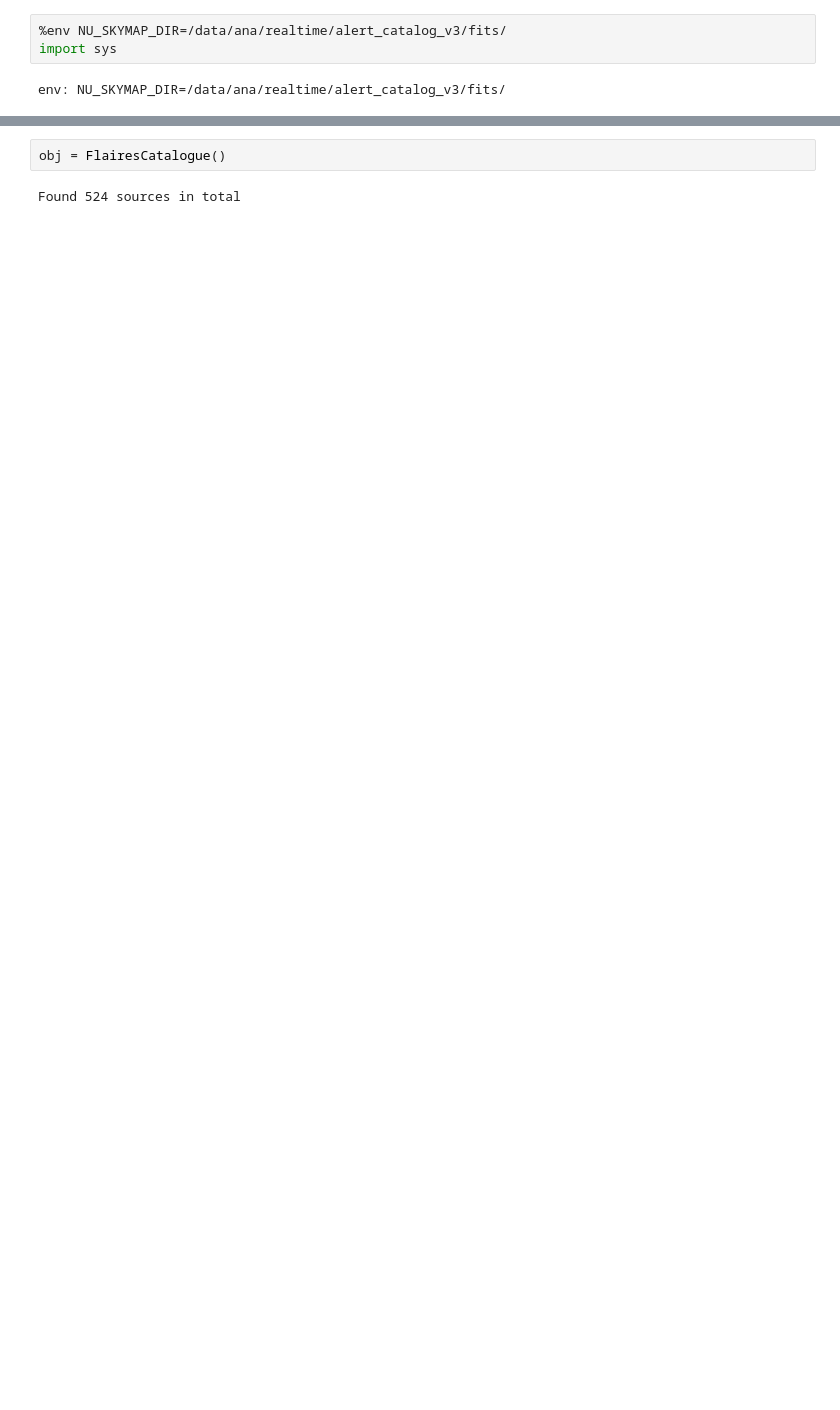
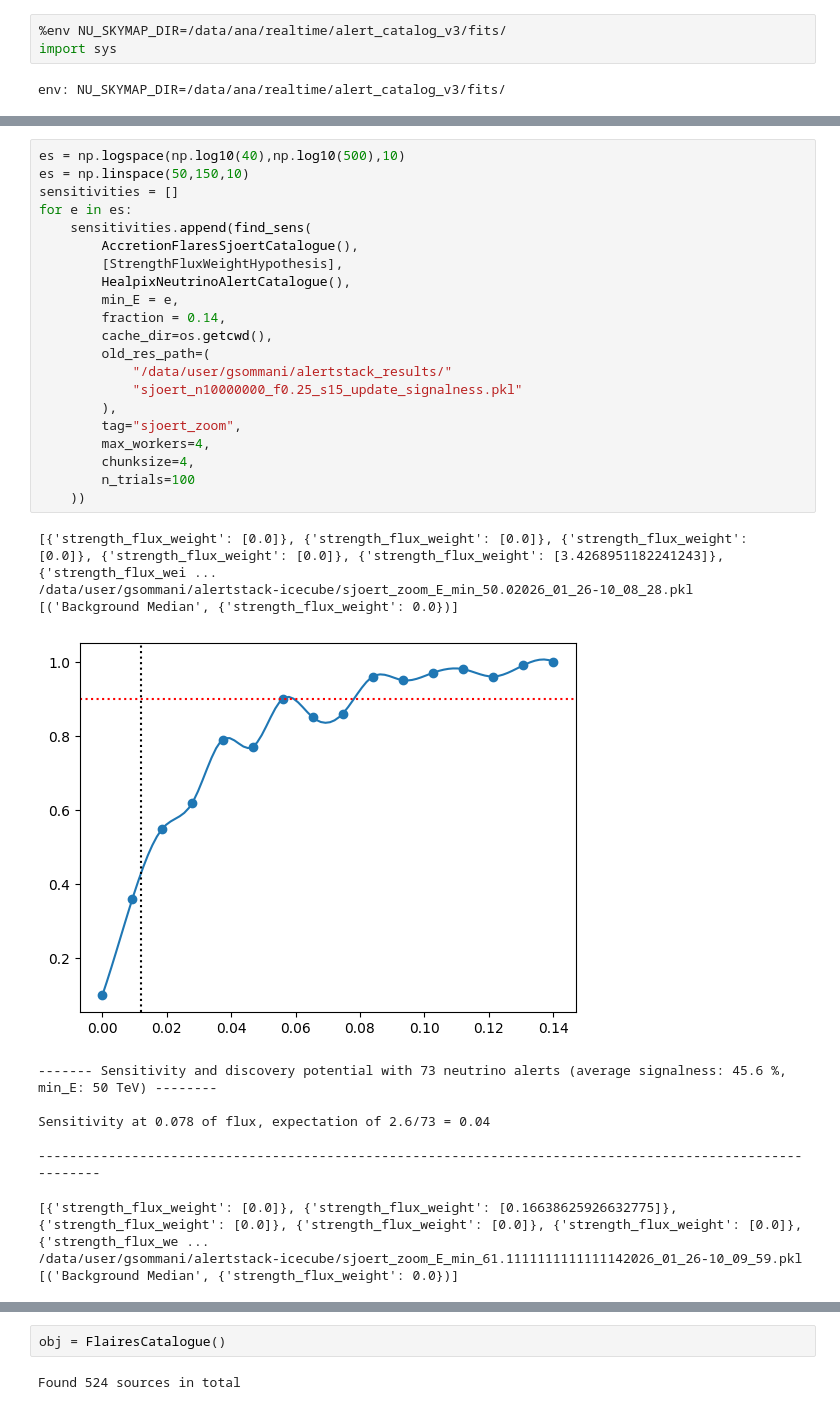
Before and after one commit to icecube/alertstack, a Jupyter notebook: min_sens_energy.ipynb, the cells around one changed output, grey strips where cells are left out. Saved outputs shown, nothing was run; the diff lists cells and outputs as text; blank space fills up the shorter version.

```diff
--- a/min_sens_energy.ipynb
+++ b/min_sens_energy.ipynb
@@ -224,0 +198,34 @@ plt.savefig("e_min_radio_agn", dpi=150)
+# %%
+es = np.logspace(np.log10(40),np.log10(500),10)
+es = np.linspace(50,150,10)
+sensitivities = []
+for e in es:
+    sensitivities.append(find_sens(
+        AccretionFlaresSjoertCatalogue(),
+        [StrengthFluxWeightHypothesis],
+        HealpixNeutrinoAlertCatalogue(),
+        min_E = e,
+        fraction = 0.14,
+        cache_dir=os.getcwd(),
+        old_res_path=(
+            "/data/user/gsommani/alertstack_results/"
+            "sjoert_n10000000_f0.25_s15_update_signalness.pkl"
+        ),
+        tag="sjoert_zoom",
+        max_workers=4,
+        chunksize=4,
+        n_trials=100
+    ))
+# %% [output]
+[{'strength_flux_weight': [0.0]}, {'strength_flux_weight': [0.0]}, {'strength_flux_weight': [0.0]}, {'strength_flux_weight': [0.0]}, {'strength_flux_weight': [3.4268951182241243]}, {'strength_flux_wei ...
+/data/user/gsommani/alertstack-icecube/sjoert_zoom_E_min_50.02026_01_26-10_08_28.pkl
+[('Background Median', {'strength_flux_weight': 0.0})]
+[figure, added]
+------- Sensitivity and discovery potential with 73 neutrino alerts (average signalness: 45.6 %, min_E: 50 TeV) --------
+
+Sensitivity at 0.078 of flux, expectation of 2.6/73 = 0.04
+
+----------------------------------------------------------------------------------------------------------
+[{'strength_flux_weight': [0.0]}, {'strength_flux_weight': [0.16638625926632775]}, {'strength_flux_weight': [0.0]}, {'strength_flux_weight': [0.0]}, {'strength_flux_weight': [0.0]}, {'strength_flux_we ...
+/data/user/gsommani/alertstack-icecube/sjoert_zoom_E_min_61.1111111111111142026_01_26-10_09_59.pkl
+[('Background Median', {'strength_flux_weight': 0.0})]
```
Also changed, not shown: parts of 13 cells of this notebook, 2 other files.
